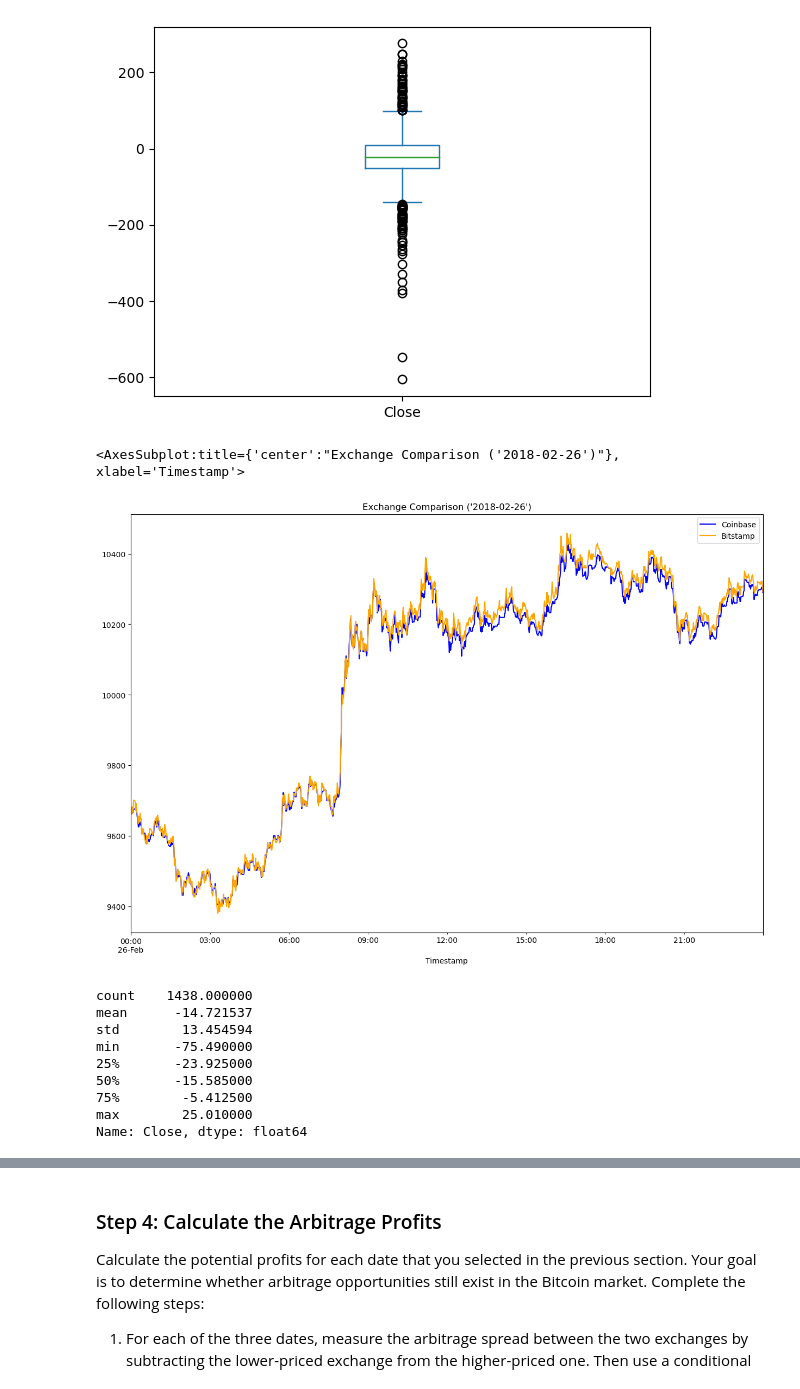
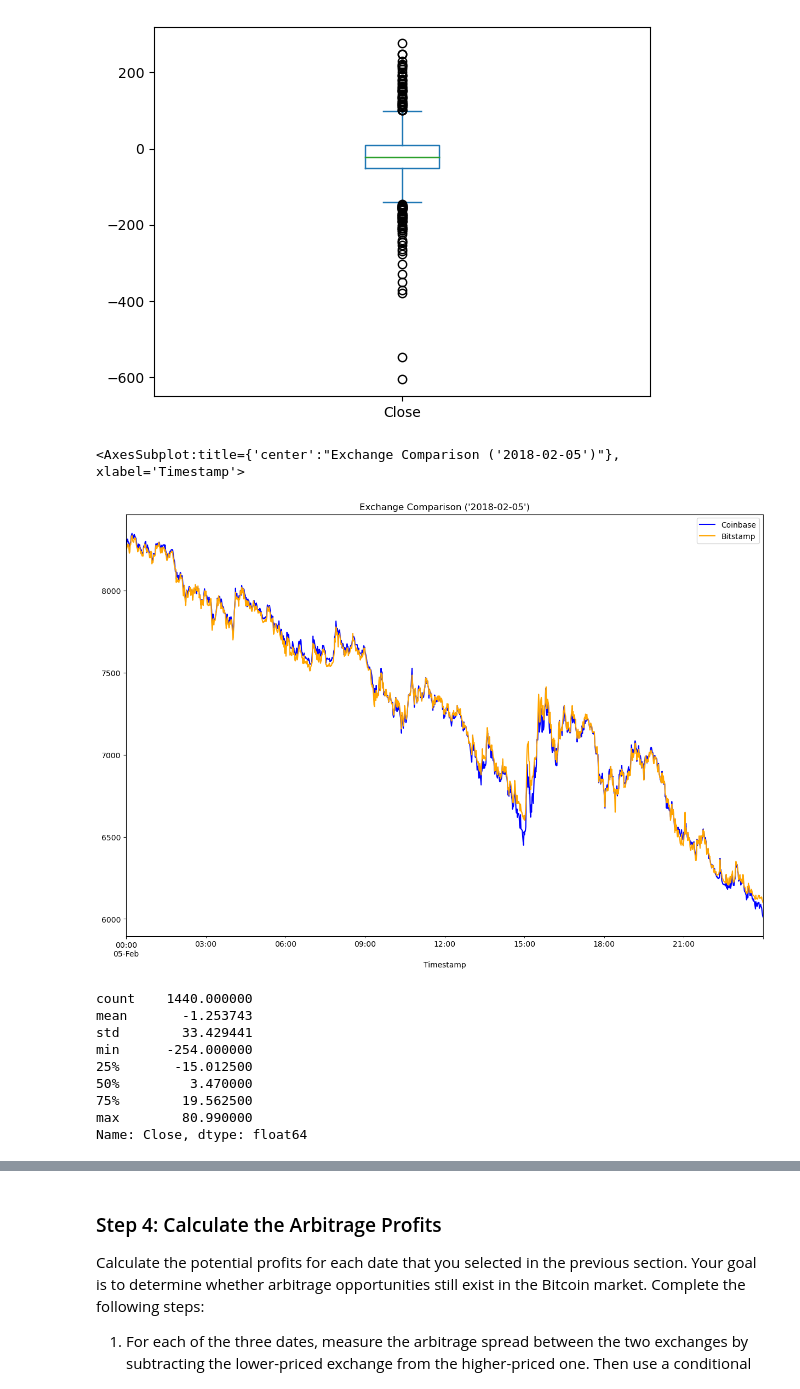
Before and after one commit to alexnovis1/Columbia_Module_3, a Jupyter notebook: crypto_arbitrage.ipynb, the cells around one changed output, grey strips where cells are left out. Saved outputs shown, nothing was run; the diff lists cells and outputs as text; code cells hidden in the pictures.

```diff
--- a/crypto_arbitrage.ipynb
+++ b/crypto_arbitrage.ipynb
@@ -421,38 +441,38 @@ arbitrage_spread_early.plot(kind="box")
 # %%
 # Create an overlay plot that visualizes the two dataframes over a period of one day from the middle of the dataset.
 # Be sure that the plots include the parameters `legend`, `figsize`, `title`, `color` and `label`
-coinbase_sliced.loc['2018-02-26'].plot(
+coinbase_sliced.loc['2018-02-05'].plot(
     legend = True,
-    title = "Exchange Comparison ('2018-02-26')",
+    title = "Exchange Comparison ('2018-02-05')",
     figsize=(15,10),
     color = "blue",
     label = "Coinbase"
 )
-bitstamp_sliced.loc['2018-02-26'].plot(
+bitstamp_sliced.loc['2018-02-05'].plot(
     legend = True,
     figsize=(15,10),
     color = "orange",
     label = "Bitstamp"
 )
 # %% [output]
-<AxesSubplot:title={'center':"Exchange Comparison ('2018-02-26')"}, xlabel='Timestamp'>
+<AxesSubplot:title={'center':"Exchange Comparison ('2018-02-05')"}, xlabel='Timestamp'>
-[figure, old version]
+[figure, new version]
 # %%
 # Using the date in the middle that you have selected, calculate the arbitrage spread
 # by subtracting the bitstamp lower closing prices from the coinbase higher closing prices
-arbitrage_spread_middle = coinbase_sliced.loc['2018-02-26'] - bitstamp_sliced.loc['2018-02-26']
+arbitrage_spread_middle = coinbase_sliced.loc['2018-02-05'] - bitstamp_sliced.loc['2018-02-05']
 
 # Generate summary statistics
 arbitrage_spread_middle.describe()
 # %% [output]
-count    1438.000000
-mean      -14.721537
-std        13.454594
-min       -75.490000
-25%       -23.925000
-50%       -15.585000
-75%        -5.412500
-max        25.010000
+count    1440.000000
+mean       -1.253743
+std        33.429441
+min      -254.000000
+25%       -15.012500
+50%         3.470000
+75%        19.562500
+max        80.990000
 Name: Close, dtype: float64
 # %%
 # Visualize the arbitrage spread from the middle of the dataset in a box plot
```
Also changed, not shown: parts of 26 cells of this notebook.
